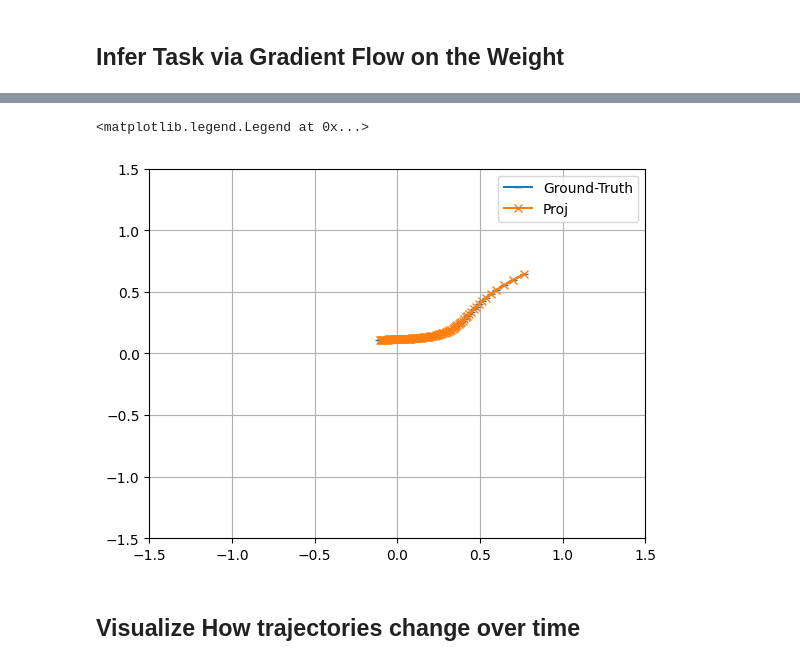
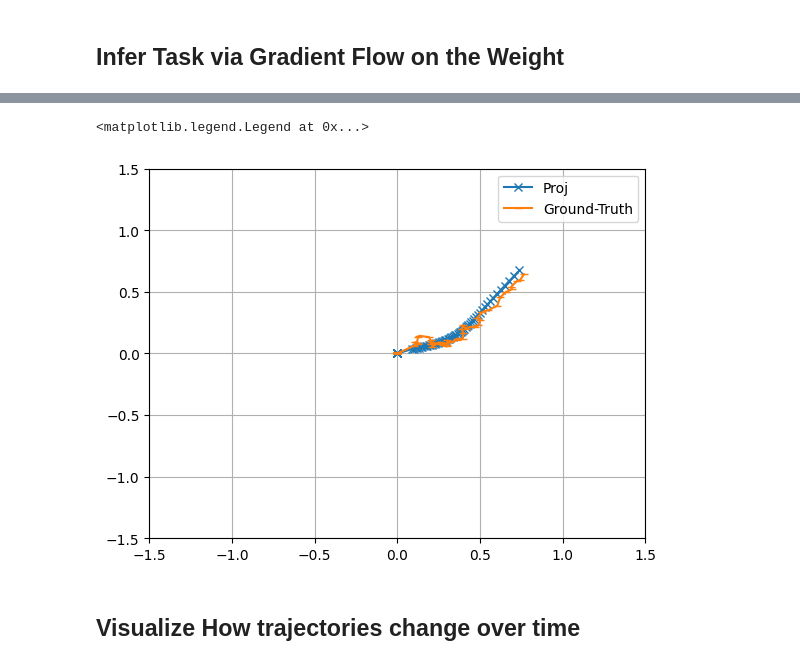
Before and after one commit to PaulNitschke/geo_meta_rl, a Jupyter notebook: task_inference.ipynb, the cells around one changed output, grey strips where cells are left out. Drawn from its saved outputs; the diff is of its cells as text; code cells hidden in the pictures.

Commit message:
added further task inference, started on multiple tasks

```diff
--- a/task_inference.ipynb
+++ b/task_inference.ipynb
@@ -408,32 +416,29 @@ def proj_traj_from_base_to_task(s_0, base_transition_func, base_policy, Lg, traj
 # %%
 import torch
+import warnings
 from tqdm import tqdm
-
-TEST_TASK_IDX = 1
-traj_test = trajs_all_tasks[TEST_TASK_IDX]
 
 task_w_0 = torch.nn.Parameter(torch.randn(1))
 task_w_optimizer = torch.optim.Adam([task_w_0], lr=0.0045)
 
 A_torch = torch.tensor(env.A, dtype=DTYPE)
 B_torch = torch.tensor(env.B, dtype=DTYPE)
-task_traj_torch = torch.tensor(traj_test)
 
 def base_transition_func_circle_torch(state: torch.tensor, action: torch.tensor, A: torch.tensor, B: torch.tensor):
     """Transition function from the base environment."""
+    if torch.allclose(state, torch.tensor([0,0], dtype=DTYPE), atol=0.1):
+        return torch.tensor([0,0], dtype=DTYPE)
     state += A @ state + B @ action
-    state += torch.randn(2)* SIGMA_NOISE**0.5 if SIGMA_NOISE > 0 else 0
+    warnings.warn("Using no noise in projected trajectories")
+    # state += torch.randn(2)* SIGMA_NOISE**0.5 if SIGMA_NOISE > 0 else 0
     return state
 
 def task_inference_loss_fn(task_traj: torch.tensor, proj_traj: torch.tensor):
     """Simple MSE loss comparing a trajectory from the new task and the trajectory projected from the base MDP."""
-    min_length = min(task_traj.shape[0], proj_traj.shape[0])
-
-    task_traj = task_traj[:min_length, :]
-    proj_traj = proj_traj[:min_length, :]
-    return torch.sum(torch.norm(task_traj.float() - proj_traj.float(), dim=1), dim=0)
+    return torch.sum(torch.norm(task_traj - proj_traj, dim=2), dim=(0,1))
 # %%
 N_GRADIENT_STEPS = 2500
+N_TRAJS_VALIDATE = 32
 tran_fn_th = lambda s, a : base_transition_func_circle_torch(s, a, A=torch.tensor(env.A, dtype=DTYPE), B=torch.tensor(env.B, dtype=DTYPE))
 
 prev_loss = torch.tensor(torch.inf, dtype=DTYPE)
@@ -445,14 +450,25 @@ for _ in pbar:
     kg_task_1 = left_action_from_weight(generator=generator_kg, weight=task_w_0)
 
     # Project policy into current task
-    proj_traj = proj_traj_from_base_to_task(s_0 = torch.tensor([1.0,0.0]),
-                            base_transition_func = tran_fn_th,
-                            base_policy=model,
-                            Lg=lg_task_1)
+    proj_trajs = []
+    for _ in range(N_TRAJS_VALIDATE):
+        proj_traj = proj_traj_from_base_to_task(s_0 = torch.tensor([1.0,0.0]),
+                                base_transition_func = tran_fn_th,
+                                base_policy=model,
+                                Lg=lg_task_1)
+        if proj_traj.shape[0] < 100:
+            pad_size = (0, 0, 0, 100 - proj_traj.shape[0])  # (pad_left, pad_right, pad_top, pad_bottom)
+            proj_traj_pad = torch.nn.functional.pad(torch.tensor(proj_traj), pad_size, mode='constant', value=0)
+        else:
+            proj_traj_pad = proj_traj
+        proj_trajs.append(proj_traj_pad)
 
     # Compute loss
-    loss = task_inference_loss_fn(task_traj_torch, proj_traj = proj_traj)
-
+    proj_trajs_stack = torch.stack(proj_trajs, dim=0)
+    loss = torch.tensor(0, dtype=DTYPE, requires_grad=True)
+    for idx_traj in range(N_TRAJS_VALIDATE):
+        loss_traj = task_inference_loss_fn(trajs_new_task, proj_traj = proj_trajs_stack[idx_traj].unsqueeze(0))
+        loss = loss + loss_traj
     # Update weight
     task_w_optimizer.zero_grad()
     loss.backward()
@@ -460,19 +476,19 @@ for _ in pbar:
 
     pbar.set_description(f"Loss: {loss.item():.4f}")
 
-    if torch.allclose(prev_loss, loss, atol=0.0005):
+    if torch.allclose(prev_loss, loss, atol=0.005):
         break
     prev_loss = loss
 # %%
-plt.plot(traj_test[:,0], traj_test[:,1], label="Ground-Truth", marker="_")
 plt.plot(proj_traj.detach()[:,0], proj_traj.detach()[:,1], label="Proj", marker="x")
+plt.plot(trajs_new_task[0,:,0], trajs_new_task[0,:,1], label="Ground-Truth", marker="_")
 plt.grid()
 plt.xlim(-1.5, 1.5)
 plt.ylim(-1.5, 1.5)
 plt.legend()
 # %% [output]
 <matplotlib.legend.Legend at 0x...>
-[figure, old version]
+[figure, new version]
 # %% [markdown]
 ## Visualize How trajectories change over time
 # %%
```
Also changed, not shown: parts of 7 cells of this notebook.
